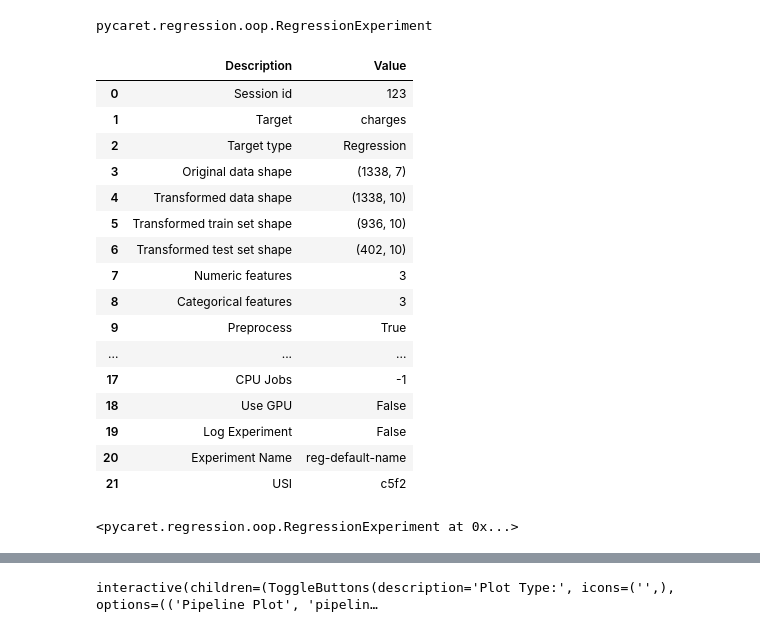
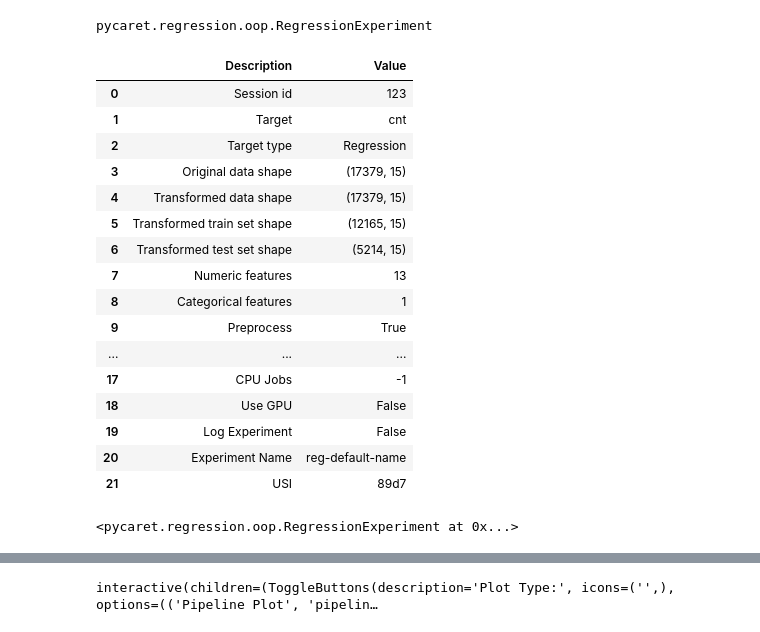
Before and after one commit to SiriBatchu/CMPE-255-HW3, a Jupyter notebook: Regression_pycaret.ipynb, the cells around one changed output, grey strips where cells are left out. Cells and saved outputs as stored; diff of their text form; code cells hidden in the pictures.

```diff
--- a/Regression_pycaret.ipynb
+++ b/Regression_pycaret.ipynb
@@ -49,5 +49,5 @@ pycaret.__version__
 # %%
 ### load sample dataset from pycaret dataset module
 from pycaret.datasets import get_data
-data = get_data('insurance')
+data = get_data('bike')
 # %% [output]
@@ -90,25 +90,25 @@ type(exp)
 pycaret.regression.oop.RegressionExperiment
 # %%
 # init setup on exp
-exp.setup(data, target = 'charges', session_id = 123)
+exp.setup(data, target = 'cnt', session_id = 123)
 # %% [output]
 |  | Description | Value |
 | 0 | Session id | 123 |
-| 1 | Target | charges |
+| 1 | Target | cnt |
 | 2 | Target type | Regression |
-| 3 | Original data shape | (1338, 7) |
-| 4 | Transformed data shape | (1338, 10) |
-| 5 | Transformed train set shape | (936, 10) |
-| 6 | Transformed test set shape | (402, 10) |
-| 7 | Numeric features | 3 |
-| 8 | Categorical features | 3 |
+| 3 | Original data shape | (17379, 15) |
+| 4 | Transformed data shape | (17379, 15) |
+| 5 | Transformed train set shape | (12165, 15) |
+| 6 | Transformed test set shape | (5214, 15) |
+| 7 | Numeric features | 13 |
+| 8 | Categorical features | 1 |
 | 9 | Preprocess | True |
 | ... | ... | ... |
 | 17 | CPU Jobs | -1 |
 | 18 | Use GPU | False |
 | 19 | Log Experiment | False |
 | 20 | Experiment Name | reg-default-name |
-| 21 | USI | c5f2 |
+| 21 | USI | 89d7 |
 <pycaret.regression.oop.RegressionExperiment at 0x...>
 # %%
 # compare baseline models
```
Also changed, not shown: parts of 13 cells of this notebook.
